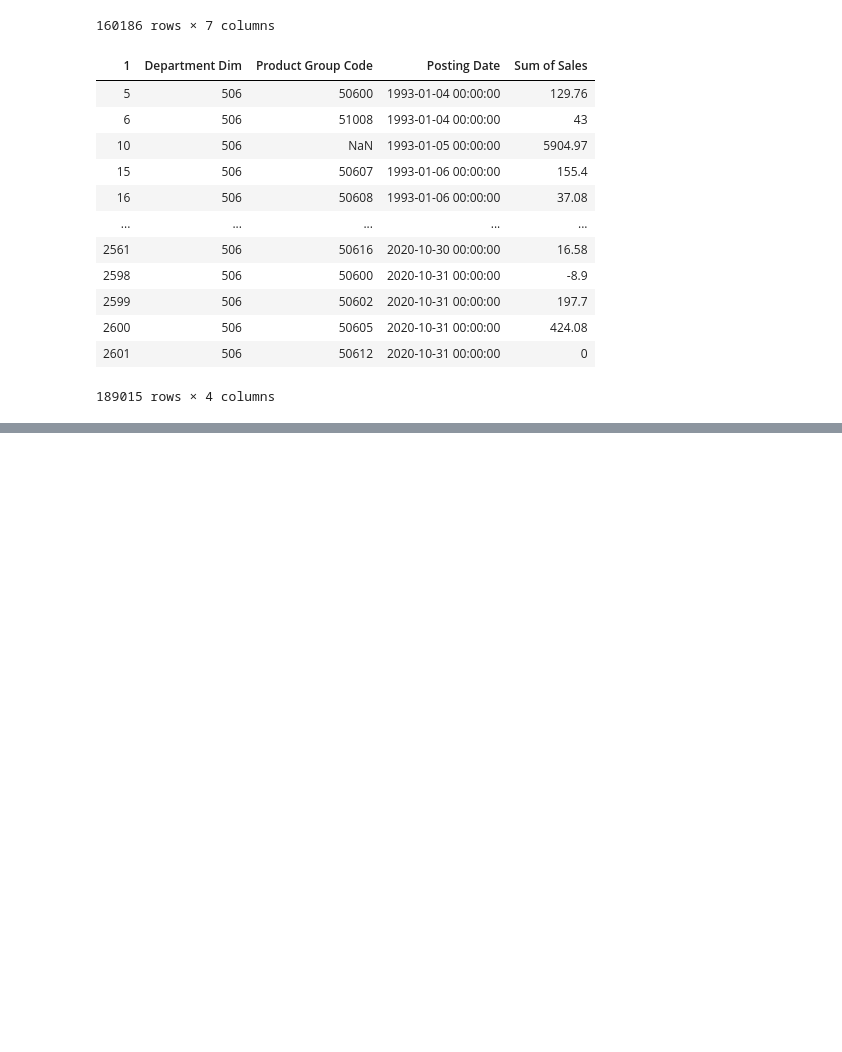
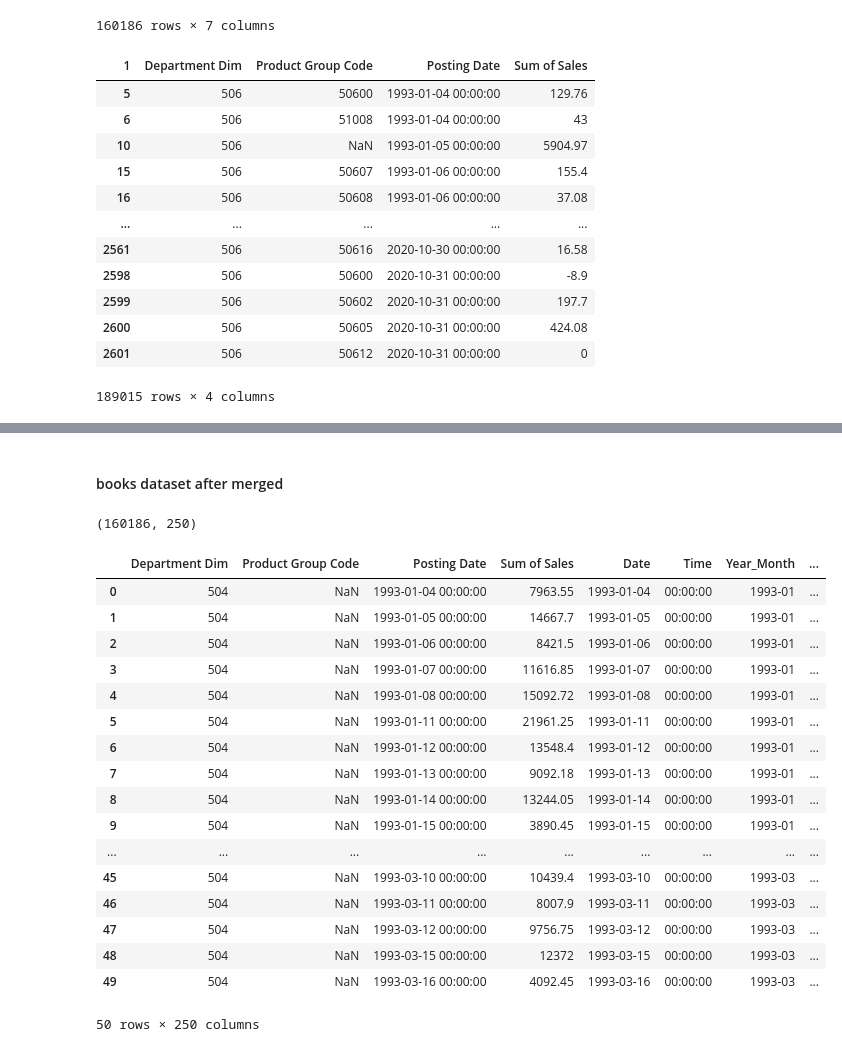
Before and after one commit to rnair7163/LabelMaster_Sales_Forecasting, a Jupyter notebook: data_prep.ipynb, the cells around one changed output, grey strips where cells are left out. Cells and saved outputs as stored; diff of their text form; code cells hidden in the pictures; blank space fills up the shorter version.

```diff
--- a/data_prep.ipynb
+++ b/data_prep.ipynb
@@ -156,0 +169,3 @@ See the caveats in the documentation: http://pandas.pydata.org/pandas-docs/stabl
+# %%
+external = pd.read_csv("C:/Users/Sword Guo/OneDrive/Practicum/LabelMaster_Sales_Forecasting/data/external_monthly_data.csv", index_col=0)
+external.head()
@@ -156,0 +180,29 @@ See the caveats in the documentation: http://pandas.pydata.org/pandas-docs/stabl
+# %%
+
+books_ext = pd.merge(books, external, left_on='Year_Month', right_on='Year_Month', how='left')
+pack_ext = pd.merge(packaging, external, left_on='Year_Month', right_on='Year_Month', how='left')
+# %% [markdown]
+#### books dataset after merged
+# %%
+print(books_ext.shape)
+books_ext.head(50)
+# %% [output]
+(160186, 250)
+|  | Department Dim | Product Group Code | Posting Date | Sum of Sales | Date | Time | Year_Month | ... |
+| 0 | 504 | NaN | 1993-01-04 00:00:00 | 7963.55 | 1993-01-04 | 00:00:00 | 1993-01 | ... |
+| 1 | 504 | NaN | 1993-01-05 00:00:00 | 14667.7 | 1993-01-05 | 00:00:00 | 1993-01 | ... |
+| 2 | 504 | NaN | 1993-01-06 00:00:00 | 8421.5 | 1993-01-06 | 00:00:00 | 1993-01 | ... |
+| 3 | 504 | NaN | 1993-01-07 00:00:00 | 11616.85 | 1993-01-07 | 00:00:00 | 1993-01 | ... |
+| 4 | 504 | NaN | 1993-01-08 00:00:00 | 15092.72 | 1993-01-08 | 00:00:00 | 1993-01 | ... |
+| 5 | 504 | NaN | 1993-01-11 00:00:00 | 21961.25 | 1993-01-11 | 00:00:00 | 1993-01 | ... |
+| 6 | 504 | NaN | 1993-01-12 00:00:00 | 13548.4 | 1993-01-12 | 00:00:00 | 1993-01 | ... |
+| 7 | 504 | NaN | 1993-01-13 00:00:00 | 9092.18 | 1993-01-13 | 00:00:00 | 1993-01 | ... |
+| 8 | 504 | NaN | 1993-01-14 00:00:00 | 13244.05 | 1993-01-14 | 00:00:00 | 1993-01 | ... |
+| 9 | 504 | NaN | 1993-01-15 00:00:00 | 3890.45 | 1993-01-15 | 00:00:00 | 1993-01 | ... |
+| ... | ... | ... | ... | ... | ... | ... | ... | ... |
+| 45 | 504 | NaN | 1993-03-10 00:00:00 | 10439.4 | 1993-03-10 | 00:00:00 | 1993-03 | ... |
+| 46 | 504 | NaN | 1993-03-11 00:00:00 | 8007.9 | 1993-03-11 | 00:00:00 | 1993-03 | ... |
+| 47 | 504 | NaN | 1993-03-12 00:00:00 | 9756.75 | 1993-03-12 | 00:00:00 | 1993-03 | ... |
+| 48 | 504 | NaN | 1993-03-15 00:00:00 | 12372 | 1993-03-15 | 00:00:00 | 1993-03 | ... |
+| 49 | 504 | NaN | 1993-03-16 00:00:00 | 4092.45 | 1993-03-16 | 00:00:00 | 1993-03 | ... |
+50 rows × 250 columns
```
Also changed, not shown: parts of 8 cells of this notebook.
